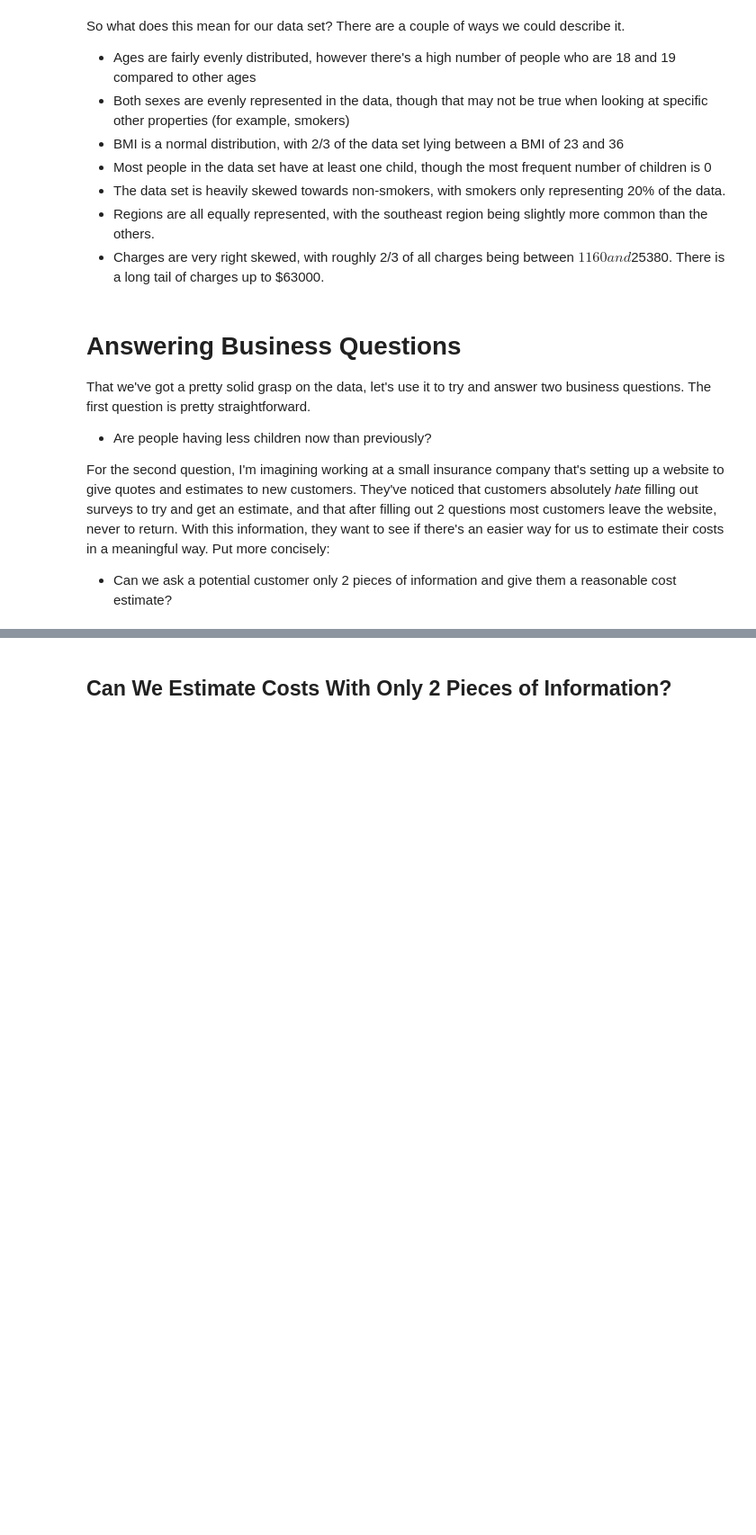
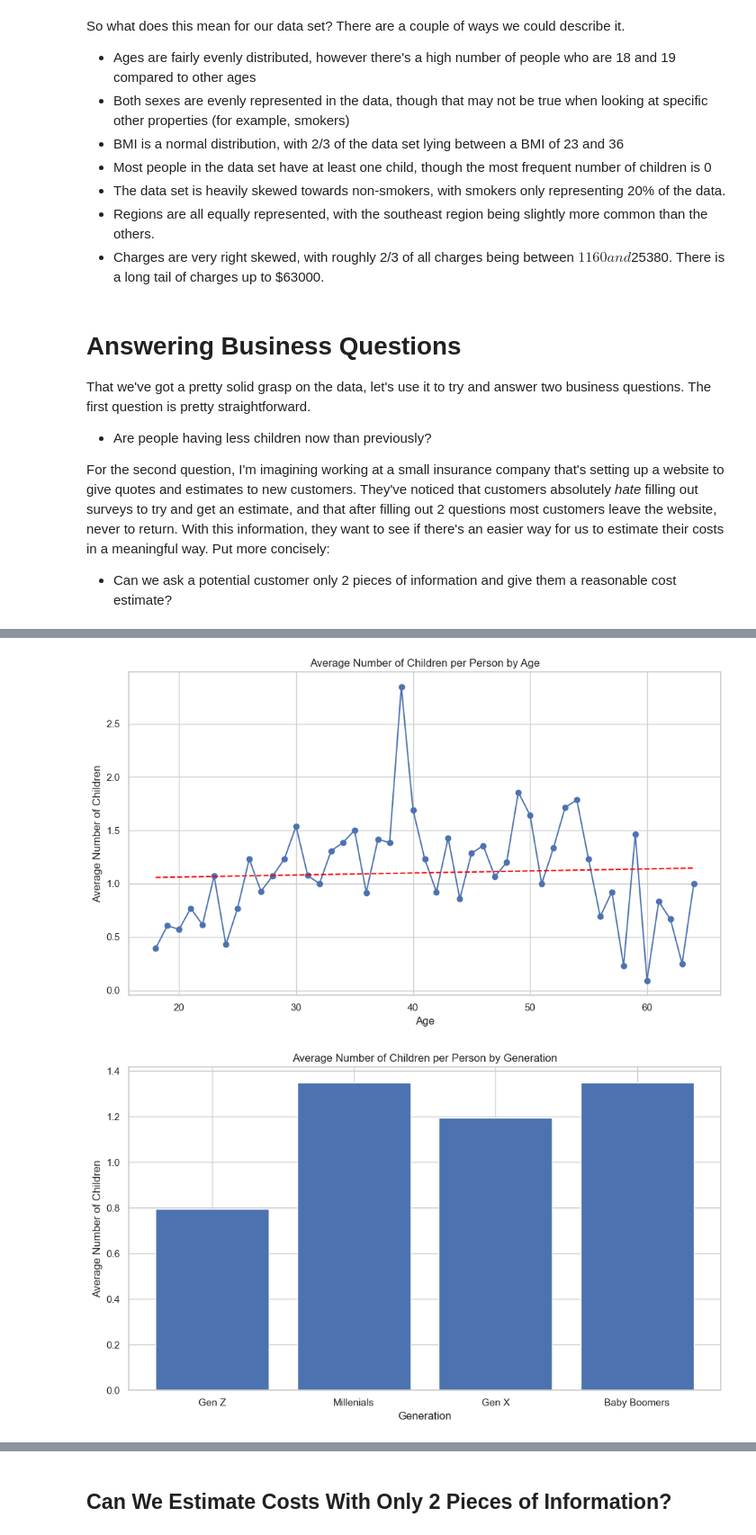
Before and after one commit to tacostorm/Codecademy-Medical-Insurance, a Jupyter notebook: us-medical-insurance-costs.ipynb, the cells around one changed output, grey strips where cells are left out. Shown at 90% size. Cells and saved outputs as stored; diff of their text form; code cells hidden in the pictures; blank space fills up the shorter version.

Commit message:
Finished Birth Rate Analysis
To nobody's surprise, this is not a good data set to try and answer that question!

```diff
--- a/us-medical-insurance-costs.ipynb
+++ b/us-medical-insurance-costs.ipynb
@@ -307,0 +342,72 @@ For the second question, I'm imagining working at a small insurance company that
+# %%
+current_year = 2025
+gen_z = range(1995, 2013, 1)
+millenials = range(1980, 1995, 1)
+gen_x = range(1965, 1980, 1)
+baby_boomers = range(1946, 1965, 1)
+
+age_frequency = {int(age) : 0 for age in set(insurance_data.ages)}
+age_children = {int(age) : 0 for age in set(insurance_data.ages)}
+
+generation_frequency = {"Gen Z": 0, "Millenials": 0, "Gen X": 0, "Baby Boomers": 0}
+generation_children = {"Gen Z": 0, "Millenials": 0, "Gen X": 0, "Baby Boomers": 0}
+
+for row in insurance_data.data:
+    if row["sex"] == 'female':
+        age_frequency[int(row["age"])]+= 1
+        age_children[int(row["age"])] += int(row["children"])
+        if current_year - int(row['age']) in gen_z:
+            generation_children["Gen Z"] += int(row["children"])
+            generation_frequency["Gen Z"] += 1
+        if current_year - int(row['age']) in gen_x:
+            generation_children["Gen X"] += int(row["children"])
+            generation_frequency["Gen X"] += 1
+        if current_year - int(row['age']) in millenials:
+            generation_children["Millenials"] += int(row["children"])
+            generation_frequency["Millenials"] += 1
+        if current_year - int(row['age']) in millenials:
+            generation_children["Baby Boomers"] += int(row["children"])
+            generation_frequency["Baby Boomers"] += 1
+
+age_average_children = {
+    age: age_children[age]/age_frequency[age]
+    for age in age_children
+    #just to prevent any accidents if we ever get a value of 0 somewhere
+    if age in age_frequency and age_frequency[age] != 0}
+
+generation_average_children = {
+    generation: generation_children[generation]/generation_frequency[generation]
+    for generation in generation_children
+}
+
+
+age_sorted_average = dict(sorted(age_average_children.items()))
+ages = list(age_sorted_average.keys())
+averages = list(age_sorted_average.values())
+slope, intercept = numpy.polyfit(numpy.array(ages), numpy.array(averages), 1)
+fit_line = slope * numpy.array(ages) + intercept
+
+plt.figure(figsize=(10, 6))
+plt.plot(ages, averages, marker='o')
+plt.plot(ages, fit_line, linestyle='--', color='red', label='Best Fit Line')
+plt.title("Average Number of Children per Person by Age")
+plt.xlabel("Age")
+plt.ylabel("Average Number of Children")
+plt.grid(True)
+plt.tight_layout()
+plt.show()
+
+generations = list(generation_average_children.keys())
+averages = list(generation_average_children.values())
+
+plt.figure(figsize=(10, 6))
+plt.bar(generations, averages)
+plt.title("Average Number of Children per Person by Generation")
+plt.xlabel("Generation")
+plt.ylabel("Average Number of Children")
+plt.grid(True)
+plt.tight_layout()
+plt.show()
+# %% [output]
+[figure, added]
+[figure, added]
```
Also changed, not shown: parts of 4 cells of this notebook.
